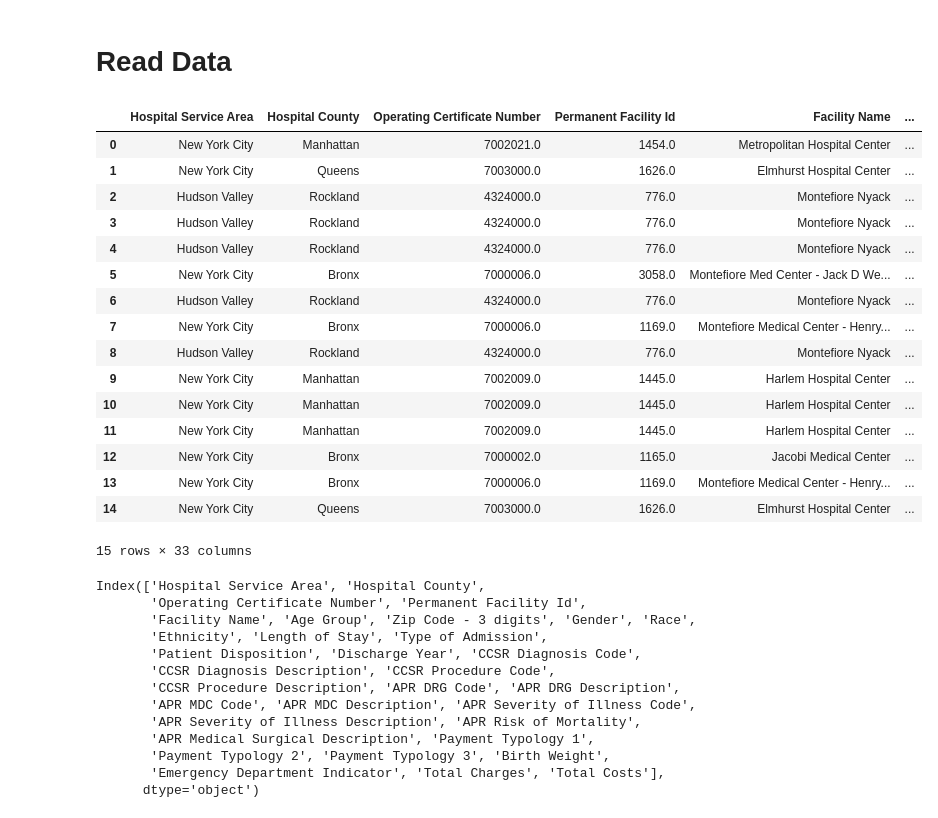
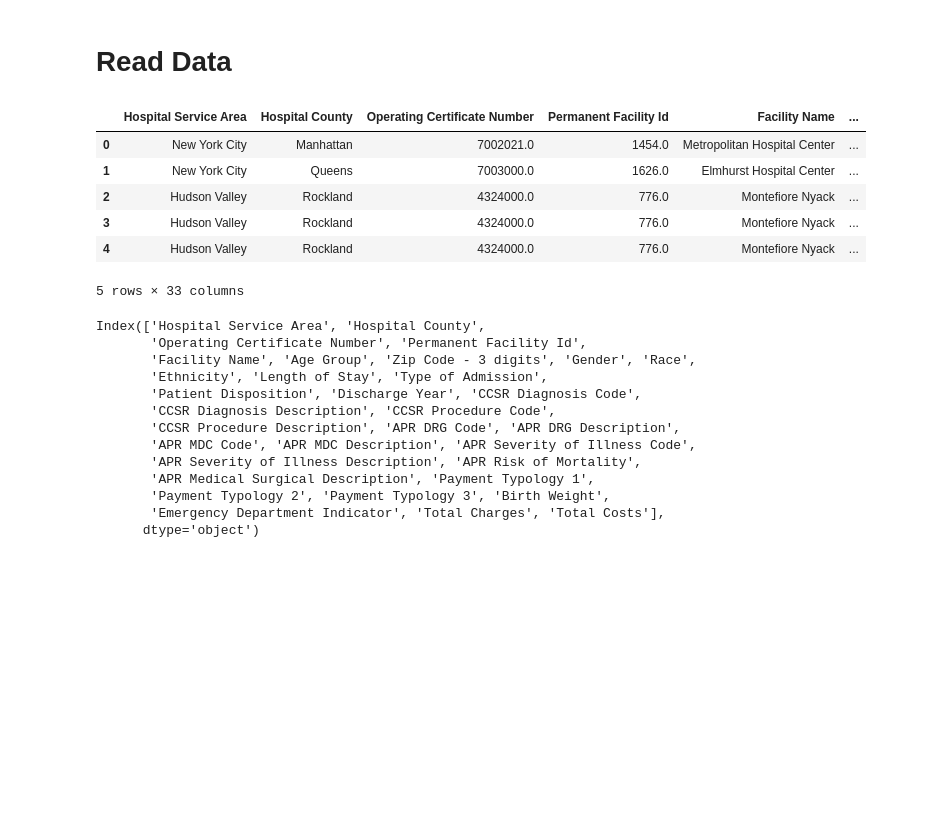
Before and after one commit to hamza0sama/DEPI_Final_Project, a Jupyter notebook: Cleaning.ipynb, the cells around one changed output. Saved outputs shown, nothing was run; the diff lists cells and outputs as text; code cells hidden in the pictures; blank space fills up the shorter version.

```diff
--- a/Cleaning.ipynb
+++ b/Cleaning.ipynb
@@ -3,28 +3,18 @@ import pandas as pd
 # %% [markdown]
 # Read Data
 # %%
-df1=pd.read_csv(r"Hospital_Inpatient_Discharges__SPARCS_De-Identified___2022.csv")
-df2=pd.read_csv(r"Hospital_Inpatient_Discharges__SPARCS_De-Identified___2023.csv")
+df1=pd.read_csv(r"Data before cleaning/Hospital_Inpatient_Discharges__SPARCS_De-Identified___2022.csv")
+df2=pd.read_csv(r"Data before cleaning/Hospital_Inpatient_Discharges__SPARCS_De-Identified___2023.csv")
 # %%
-df1.head(15)
+df1.head()
 # %% [output]
 |  | Hospital Service Area | Hospital County | Operating Certificate Number | Permanent Facility Id | Facility Name | ... |
 | 0 | New York City | Manhattan | 7002021.0 | 1454.0 | Metropolitan Hospital Center | ... |
 | 1 | New York City | Queens | 7003000.0 | 1626.0 | Elmhurst Hospital Center | ... |
 | 2 | Hudson Valley | Rockland | 4324000.0 | 776.0 | Montefiore Nyack | ... |
 | 3 | Hudson Valley | Rockland | 4324000.0 | 776.0 | Montefiore Nyack | ... |
 | 4 | Hudson Valley | Rockland | 4324000.0 | 776.0 | Montefiore Nyack | ... |
-| 5 | New York City | Bronx | 7000006.0 | 3058.0 | Montefiore Med Center - Jack D We... | ... |
-| 6 | Hudson Valley | Rockland | 4324000.0 | 776.0 | Montefiore Nyack | ... |
-| 7 | New York City | Bronx | 7000006.0 | 1169.0 | Montefiore Medical Center - Henry... | ... |
-| 8 | Hudson Valley | Rockland | 4324000.0 | 776.0 | Montefiore Nyack | ... |
-| 9 | New York City | Manhattan | 7002009.0 | 1445.0 | Harlem Hospital Center | ... |
-| 10 | New York City | Manhattan | 7002009.0 | 1445.0 | Harlem Hospital Center | ... |
-| 11 | New York City | Manhattan | 7002009.0 | 1445.0 | Harlem Hospital Center | ... |
-| 12 | New York City | Bronx | 7000002.0 | 1165.0 | Jacobi Medical Center | ... |
-| 13 | New York City | Bronx | 7000006.0 | 1169.0 | Montefiore Medical Center - Henry... | ... |
-| 14 | New York City | Queens | 7003000.0 | 1626.0 | Elmhurst Hospital Center | ... |
-15 rows × 33 columns
+5 rows × 33 columns
 # %%
 df1.columns
 # %% [output]
```
Also changed, not shown: parts of 31 cells of this notebook, 1 other file.
